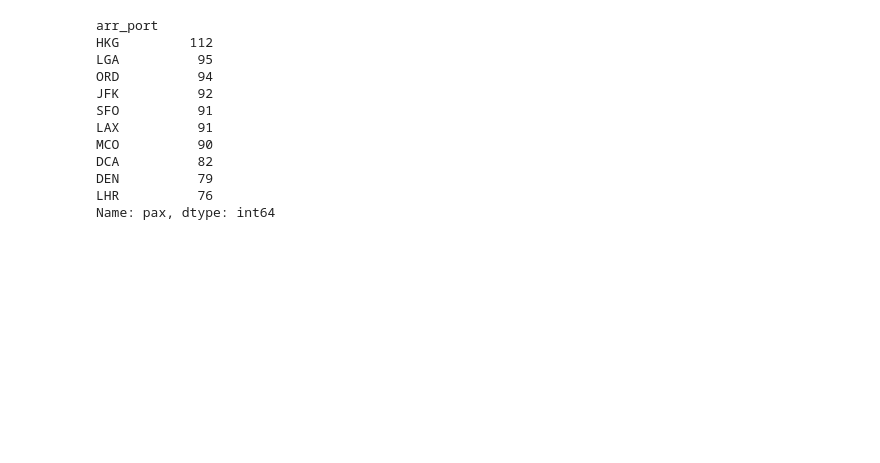
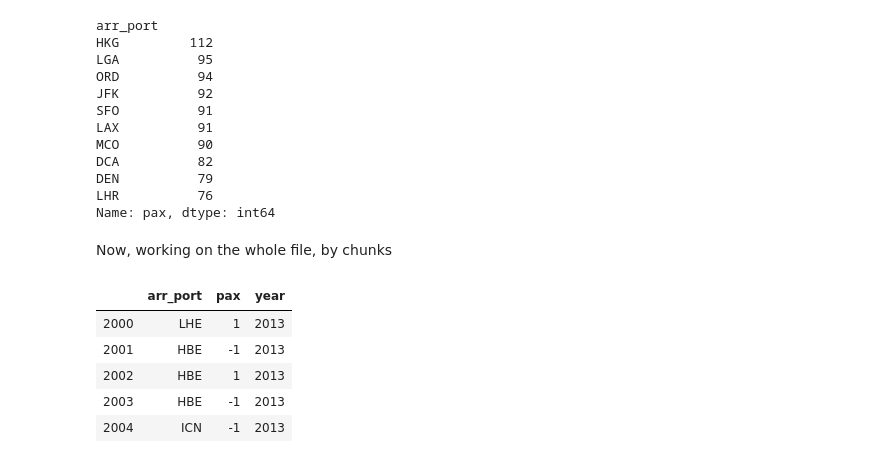
Before and after one commit to AngelArcones/Master_DS_Challenge, a Jupyter notebook: DS_Challenge.ipynb, the cells around one changed output. Saved outputs shown, nothing was run; the diff lists cells and outputs as text; code cells hidden in the pictures; blank space fills up the shorter version.

```diff
--- a/DS_Challenge.ipynb
+++ b/DS_Challenge.ipynb
@@ -330,3 +330,18 @@ DCA          82
 DEN          79
 LHR          76
 Name: pax, dtype: int64
+# %% [markdown]
+Now, working on the whole file, by chunks
+# %%
+bi = pd.read_csv('bookings.csv.bz2', sep='^', usecols=columns_of_interest, nrows=9999, iterator=True)
+# %%
+#Cada vez que le pides un chunk coge el siguiente a donde se quedó en el anterior
+b0=bi.get_chunk(1000)
+b0.head()
+# %% [output]
+|  | arr_port | pax | year |
+| 2000 | LHE | 1 | 2013 |
+| 2001 | HBE | -1 | 2013 |
+| 2002 | HBE | 1 | 2013 |
+| 2003 | HBE | -1 | 2013 |
+| 2004 | ICN | -1 | 2013 |
```
Also changed, not shown: parts of 20 cells of this notebook.
